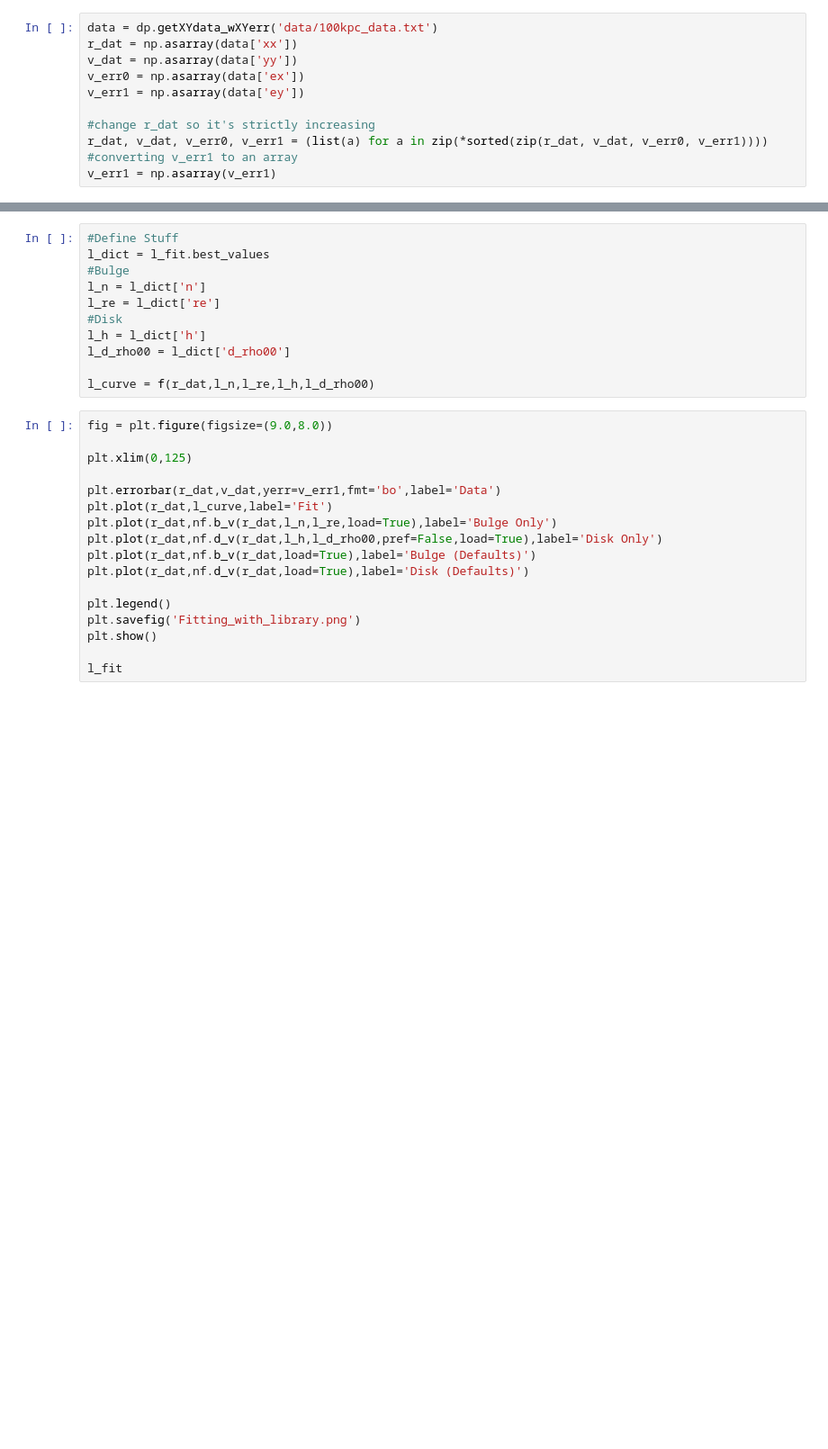
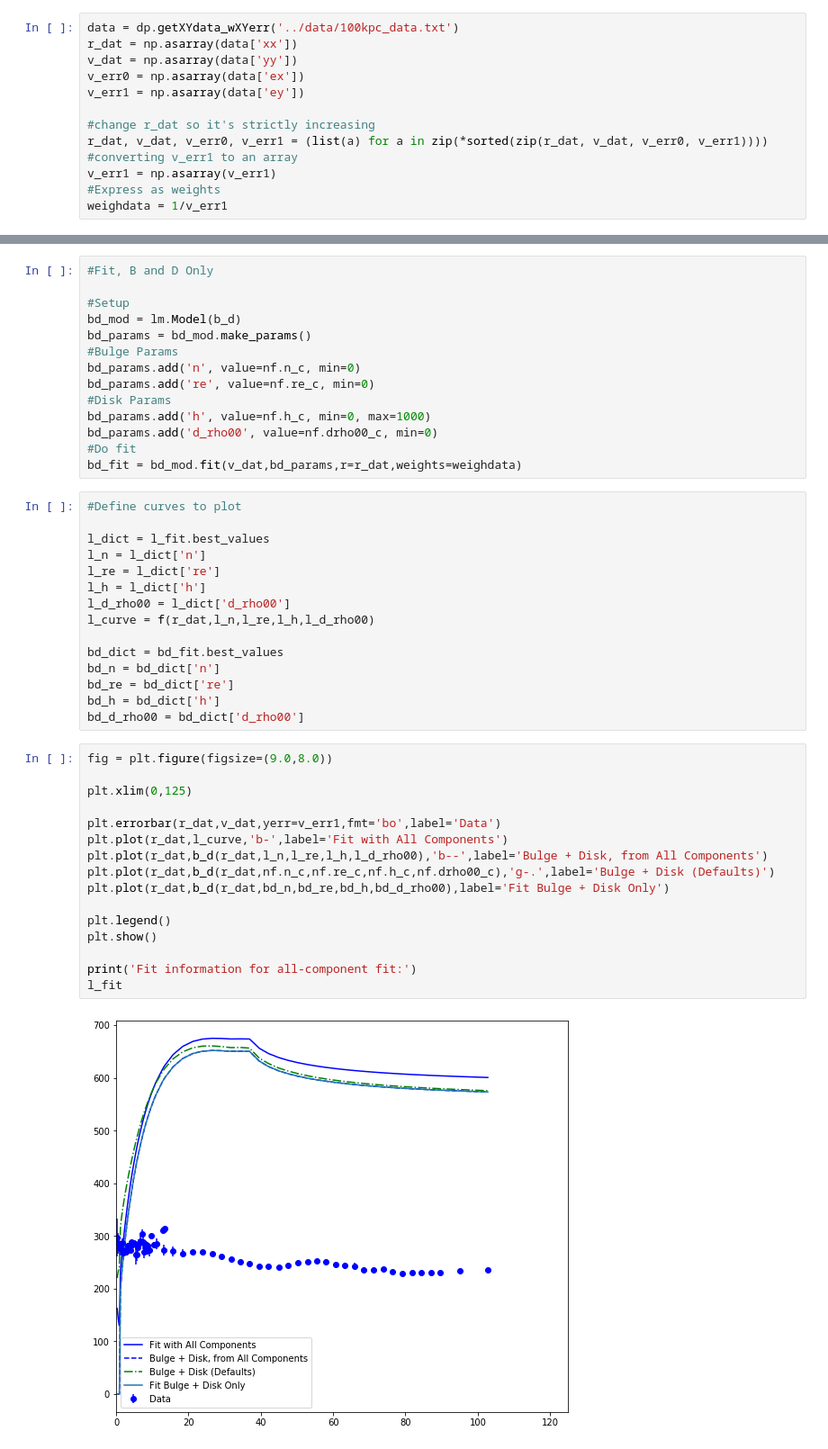
Before and after one commit to villano-lab/grav_project, a Jupyter notebook: fitting/Static_Notebooks/FittingB-D.ipynb, the cells around one changed output, grey strips where cells are left out. Shown at 90% size. Drawn from its saved outputs; the diff is of its cells as text; blank space fills up the shorter version.

```diff
--- a/fitting/Static_Notebooks/FittingB-D.ipynb
+++ b/fitting/Static_Notebooks/FittingB-D.ipynb
@@ -12,5 +14,5 @@ import dataPython as dp
 # %%
-data = dp.getXYdata_wXYerr('data/100kpc_data.txt')
+data = dp.getXYdata_wXYerr('../data/100kpc_data.txt')
 r_dat = np.asarray(data['xx'])
 v_dat = np.asarray(data['yy'])
 v_err0 = np.asarray(data['ex'])
@@ -20,4 +22,6 @@ v_err1 = np.asarray(data['ey'])
 r_dat, v_dat, v_err0, v_err1 = (list(a) for a in zip(*sorted(zip(r_dat, v_dat, v_err0, v_err1))))
 #converting v_err1 to an array
 v_err1 = np.asarray(v_err1)
+#Express as weights
+weighdata = 1/v_err1
 # %%
@@ -51,28 +51,47 @@ l_fit = l_mod.fit(v_dat,params,r=r_dat,weights=weighdata)
+# %%
+#Fit, B and D Only
+
+#Setup
+bd_mod = lm.Model(b_d)
+bd_params = bd_mod.make_params()
+#Bulge Params
+bd_params.add('n', value=nf.n_c, min=0)
+bd_params.add('re', value=nf.re_c, min=0)
+#Disk Params
+bd_params.add('h', value=nf.h_c, min=0, max=1000)
+bd_params.add('d_rho00', value=nf.drho00_c, min=0)
+#Do fit
+bd_fit = bd_mod.fit(v_dat,bd_params,r=r_dat,weights=weighdata)
 # %%
-#Define Stuff
+#Define curves to plot
+
 l_dict = l_fit.best_values
-#Bulge
 l_n = l_dict['n']
 l_re = l_dict['re']
-#Disk
 l_h = l_dict['h']
 l_d_rho00 = l_dict['d_rho00']
+l_curve = f(r_dat,l_n,l_re,l_h,l_d_rho00)
 
-l_curve = f(r_dat,l_n,l_re,l_h,l_d_rho00)
+bd_dict = bd_fit.best_values
+bd_n = bd_dict['n']
+bd_re = bd_dict['re']
+bd_h = bd_dict['h']
+bd_d_rho00 = bd_dict['d_rho00']
 # %%
 fig = plt.figure(figsize=(9.0,8.0))
 
 plt.xlim(0,125)
 
 plt.errorbar(r_dat,v_dat,yerr=v_err1,fmt='bo',label='Data')
-plt.plot(r_dat,l_curve,label='Fit')
-plt.plot(r_dat,nf.b_v(r_dat,l_n,l_re,load=True),label='Bulge Only')
-plt.plot(r_dat,nf.d_v(r_dat,l_h,l_d_rho00,pref=False,load=True),label='Disk Only')
-plt.plot(r_dat,nf.b_v(r_dat,load=True),label='Bulge (Defaults)')
-plt.plot(r_dat,nf.d_v(r_dat,load=True),label='Disk (Defaults)')
+plt.plot(r_dat,l_curve,'b-',label='Fit with All Components')
+plt.plot(r_dat,b_d(r_dat,l_n,l_re,l_h,l_d_rho00),'b--',label='Bulge + Disk, from All Components')
+plt.plot(r_dat,b_d(r_dat,nf.n_c,nf.re_c,nf.h_c,nf.drho00_c),'g-.',label='Bulge + Disk (Defaults)')
+plt.plot(r_dat,b_d(r_dat,bd_n,bd_re,bd_h,bd_d_rho00),label='Fit Bulge + Disk Only')
 
 plt.legend()
-plt.savefig('Fitting_with_library.png')
 plt.show()
 
+print('Fit information for all-component fit:')
 l_fit
+# %% [output]
+[figure, added]
```
Also changed, not shown: parts of 7 cells of this notebook, 10 other files.
